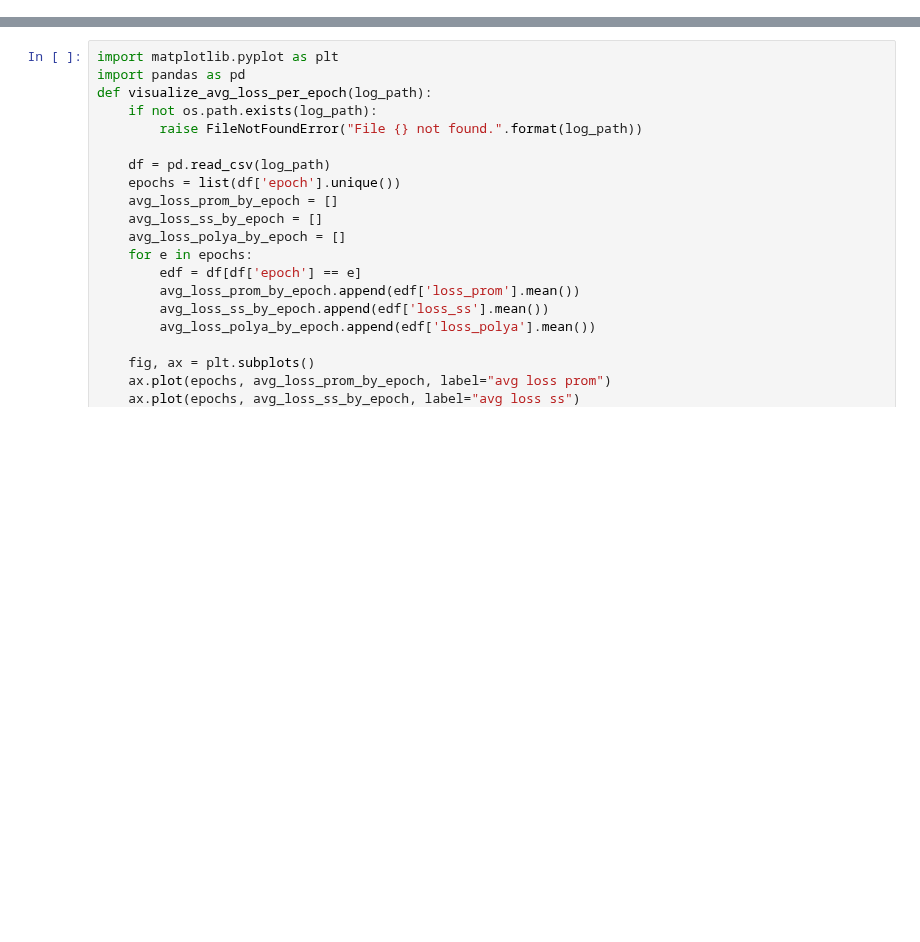
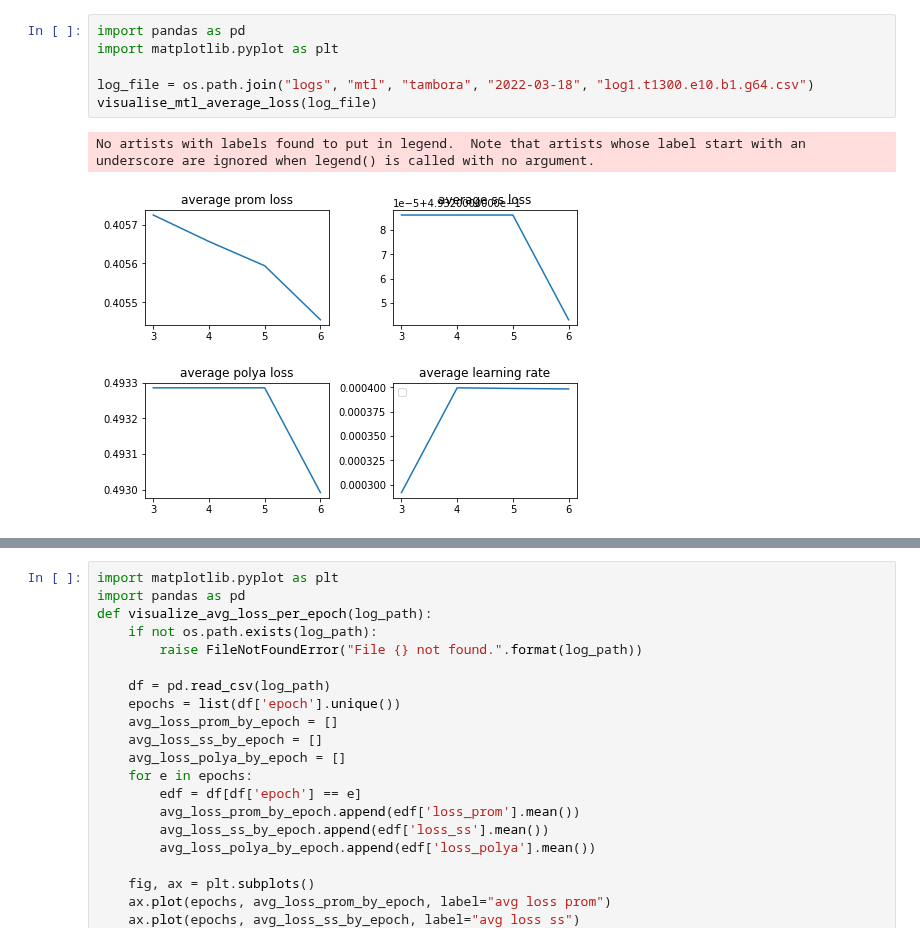
Before and after one commit to anwari32/sequence-processing, a Jupyter notebook: visualisation.ipynb, the cells around one changed output, grey strips where cells are left out. Saved outputs shown, nothing was run; the diff lists cells and outputs as text; blank space fills up the shorter version.

```diff
--- a/visualisation.ipynb
+++ b/visualisation.ipynb
@@ -40,0 +51,9 @@ visualize(log_file)
+# %%
+import pandas as pd
+import matplotlib.pyplot as plt
+
+log_file = os.path.join("logs", "mtl", "tambora", "2022-03-18", "log1.t1300.e10.b1.g64.csv")
+visualise_mtl_average_loss(log_file)
+# %% [output]
+No artists with labels found to put in legend.  Note that artists whose label start with an underscore are ignored when legend() is called with no argument.
+[figure, added]
```
Also changed, not shown: parts of 9 cells of this notebook, 12 other files.
